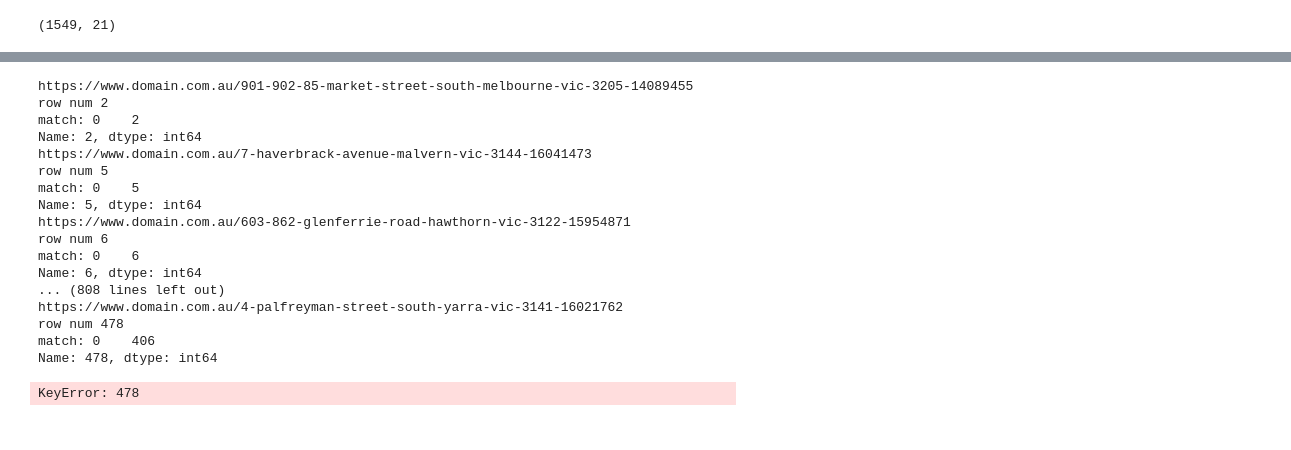
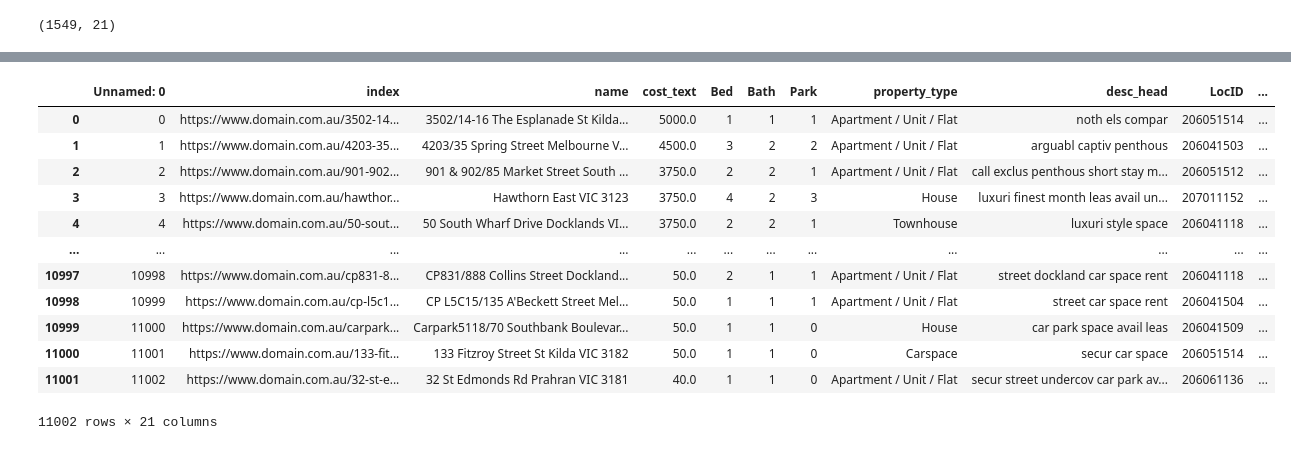
Before and after one commit to MAST30034-Applied-Data-Science/generic-real-estate-consulting-project-group-30, a Jupyter notebook: notebooks/join_datasets.ipynb, the cells around one changed output, grey strips where cells are left out. Drawn from its saved outputs; the diff is of its cells as text; code cells hidden in the pictures.

```diff
--- a/notebooks/join_datasets.ipynb
+++ b/notebooks/join_datasets.ipynb
@@ -198,22 +256,30 @@ def assign_nearest_centroid(row):
-# %%
-df_missing.reset_index()
-df_missing["SA2_CODE_2021"] = df_missing.apply (lambda row: assign_nearest_centroid(row), axis=1)
-# %% [output]
-https://www.domain.com.au/901-902-85-market-street-south-melbourne-vic-3205-14089455
-row num 2
-match: 0    2
-Name: 2, dtype: int64
-https://www.domain.com.au/7-haverbrack-avenue-malvern-vic-3144-16041473
-row num 5
-match: 0    5
-Name: 5, dtype: int64
-https://www.domain.com.au/603-862-glenferrie-road-hawthorn-vic-3122-15954871
-row num 6
-match: 0    6
-Name: 6, dtype: int64
-... (808 lines left out)
-https://www.domain.com.au/4-palfreyman-street-south-yarra-vic-3141-16021762
-row num 478
-match: 0    406
-Name: 478, dtype: int64
-KeyError: 478
+# %%
+for i in range(df_missing.shape[0]):
+    #print("row index", df_missing.index[i])
+    #print("row num", i)
+    matching_row = row_mins_df.loc[i]
+    #print("match:", matching_row)
+    #print(df_centroid['SA2_CODE_2021'].loc[matching_row])
+    #print("")
+
+    row_index = df_missing.index[i]
+    col_index = df.columns.get_loc("SA2_CODE_2021")
+    df.iloc[row_index, col_index] = df_centroid['SA2_CODE_2021'].loc[matching_row]
+
+# might need to check the values if it's correct
+# only the SA2 code is joined, still need to join the rest
+df
+# %% [output]
+|  | Unnamed: 0 | index | name | cost_text | Bed | Bath | Park | property_type | desc_head | LocID | ... |
+| 0 | 0 | https://www.domain.com.au/3502-14... | 3502/14-16 The Esplanade St Kilda... | 5000.0 | 1 | 1 | 1 | Apartment / Unit / Flat | noth els compar | 206051514 | ... |
+| 1 | 1 | https://www.domain.com.au/4203-35... | 4203/35 Spring Street Melbourne V... | 4500.0 | 3 | 2 | 2 | Apartment / Unit / Flat | arguabl captiv penthous | 206041503 | ... |
+| 2 | 2 | https://www.domain.com.au/901-902... | 901 & 902/85 Market Street South ... | 3750.0 | 2 | 2 | 1 | Apartment / Unit / Flat | call exclus penthous short stay m... | 206051512 | ... |
+| 3 | 3 | https://www.domain.com.au/hawthor... | Hawthorn East VIC 3123 | 3750.0 | 4 | 2 | 3 | House | luxuri finest month leas avail un... | 207011152 | ... |
+| 4 | 4 | https://www.domain.com.au/50-sout... | 50 South Wharf Drive Docklands VI... | 3750.0 | 2 | 2 | 1 | Townhouse | luxuri style space | 206041118 | ... |
+| ... | ... | ... | ... | ... | ... | ... | ... | ... | ... | ... | ... |
+| 10997 | 10998 | https://www.domain.com.au/cp831-8... | CP831/888 Collins Street Dockland... | 50.0 | 2 | 1 | 1 | Apartment / Unit / Flat | street dockland car space rent | 206041118 | ... |
+| 10998 | 10999 | https://www.domain.com.au/cp-l5c1... | CP L5C15/135 A'Beckett Street Mel... | 50.0 | 1 | 1 | 1 | Apartment / Unit / Flat | street car space rent | 206041504 | ... |
+| 10999 | 11000 | https://www.domain.com.au/carpark... | Carpark5118/70 Southbank Boulevar... | 50.0 | 1 | 1 | 0 | House | car park space avail leas | 206041509 | ... |
+| 11000 | 11001 | https://www.domain.com.au/133-fit... | 133 Fitzroy Street St Kilda VIC 3182 | 50.0 | 1 | 1 | 0 | Carspace | secur car space | 206051514 | ... |
+| 11001 | 11002 | https://www.domain.com.au/32-st-e... | 32 St Edmonds Rd Prahran VIC 3181 | 40.0 | 1 | 1 | 0 | Apartment / Unit / Flat | secur street undercov car park av... | 206061136 | ... |
+11002 rows × 21 columns
```
Also changed, not shown: parts of 13 cells of this notebook.
